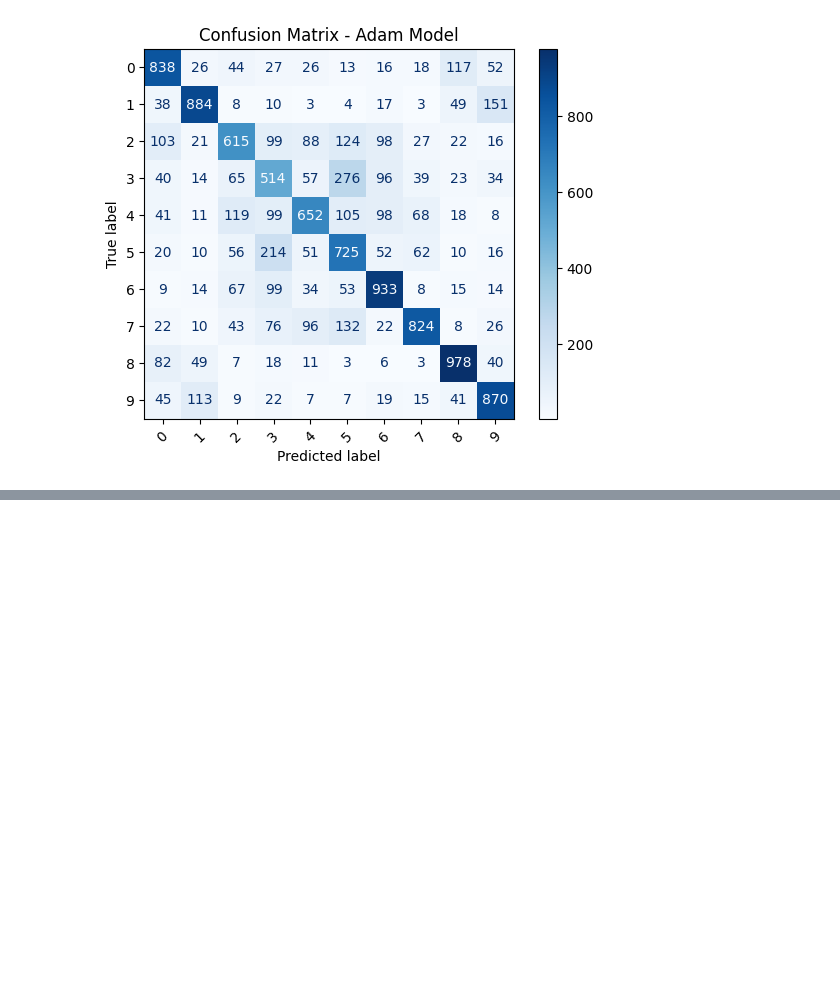
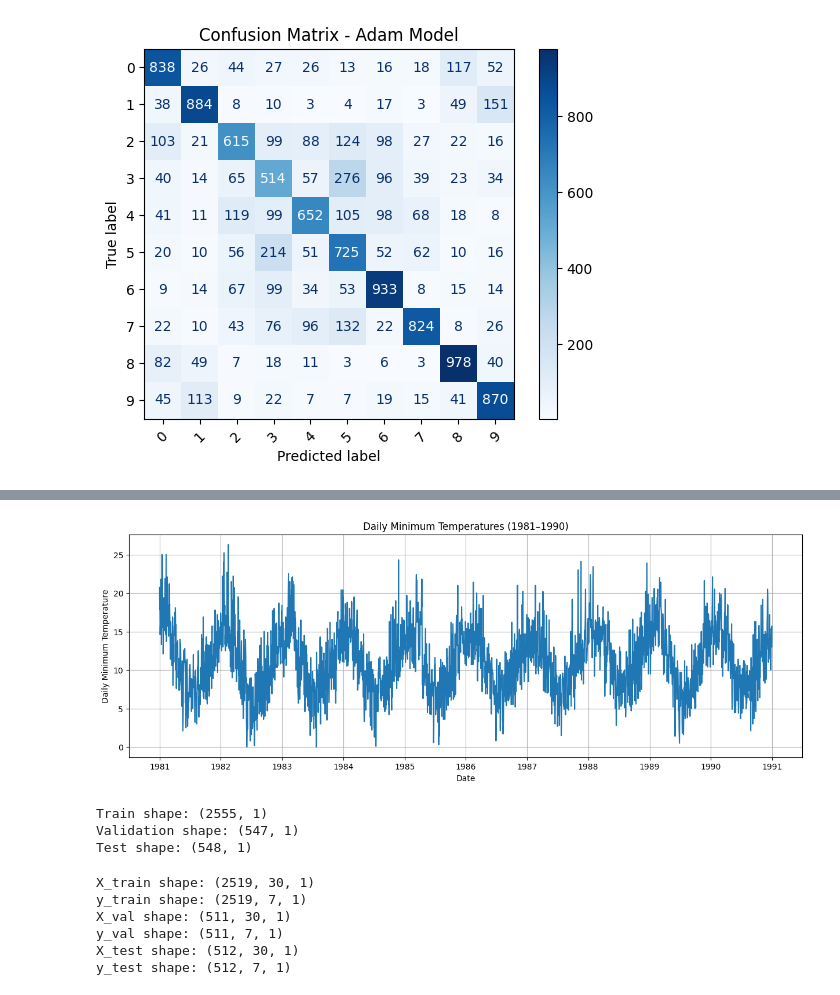
Before and after one commit to giannismantzaris-cmd/DAMA61, a Jupyter notebook: Mantzaris_WA5.ipynb, the cells around one changed output, grey strips where cells are left out. Saved outputs shown, nothing was run; the diff lists cells and outputs as text; code cells hidden in the pictures; blank space fills up the shorter version.

```diff
--- a/Mantzaris_WA5.ipynb
+++ b/Mantzaris_WA5.ipynb
@@ -282,0 +290,4 @@ plt.show()
+# %%
+# Load the dataset
+url = "https://raw.githubusercontent.com/jbrownlee/Datasets/master/daily-min-temperatures.csv"
+temps = pd.read_csv(url, parse_dates=["Date"])
@@ -282,0 +351,11 @@ plt.show()
+# %%
+# Plot the entire dataset
+plt.figure(figsize=(15, 5))
+plt.plot(temps["Date"], temps["Temp"])
+plt.xlabel("Date")
+plt.ylabel("Daily Minimum Temperature")
+plt.title("Daily Minimum Temperatures (1981–1990)")
+plt.grid(True)
+plt.show()
+# %% [output]
+[figure, added]
@@ -282,0 +365,18 @@ plt.show()
+# %%
+# Split
+n = len(data)
+train_end = int(0.70 * n)
+val_end = int(0.85 * n)
+
+# Chronological split
+train = data[:train_end]
+val = data[train_end:val_end]
+test = data[val_end:]
+
+print("Train shape:", train.shape)
+print("Validation shape:", val.shape)
+print("Test shape:", test.shape)
+# %% [output]
+Train shape: (2555, 1)
+Validation shape: (547, 1)
+Test shape: (548, 1)
@@ -282,0 +403,20 @@ plt.show()
+# %%
+# Create the training, validation and test windows
+X_train, y_train = to_windows(train_scaled, 30, 7)
+X_val, y_val = to_windows(val_scaled, 30, 7)
+X_test, y_test = to_windows(test_scaled, 30, 7)
+
+# Verify the windowing was performed accurately keeping the correct split (70, 15 ,15)
+print("X_train shape:", X_train.shape)
+print("y_train shape:", y_train.shape)
+print("X_val shape:", X_val.shape)
+print("y_val shape:", y_val.shape)
+print("X_test shape:", X_test.shape)
+print("y_test shape:", y_test.shape)
+# %% [output]
+X_train shape: (2519, 30, 1)
+y_train shape: (2519, 7, 1)
+X_val shape: (511, 30, 1)
+y_val shape: (511, 7, 1)
+X_test shape: (512, 30, 1)
+y_test shape: (512, 7, 1)
```
Also changed, not shown: parts of 13 cells of this notebook.
